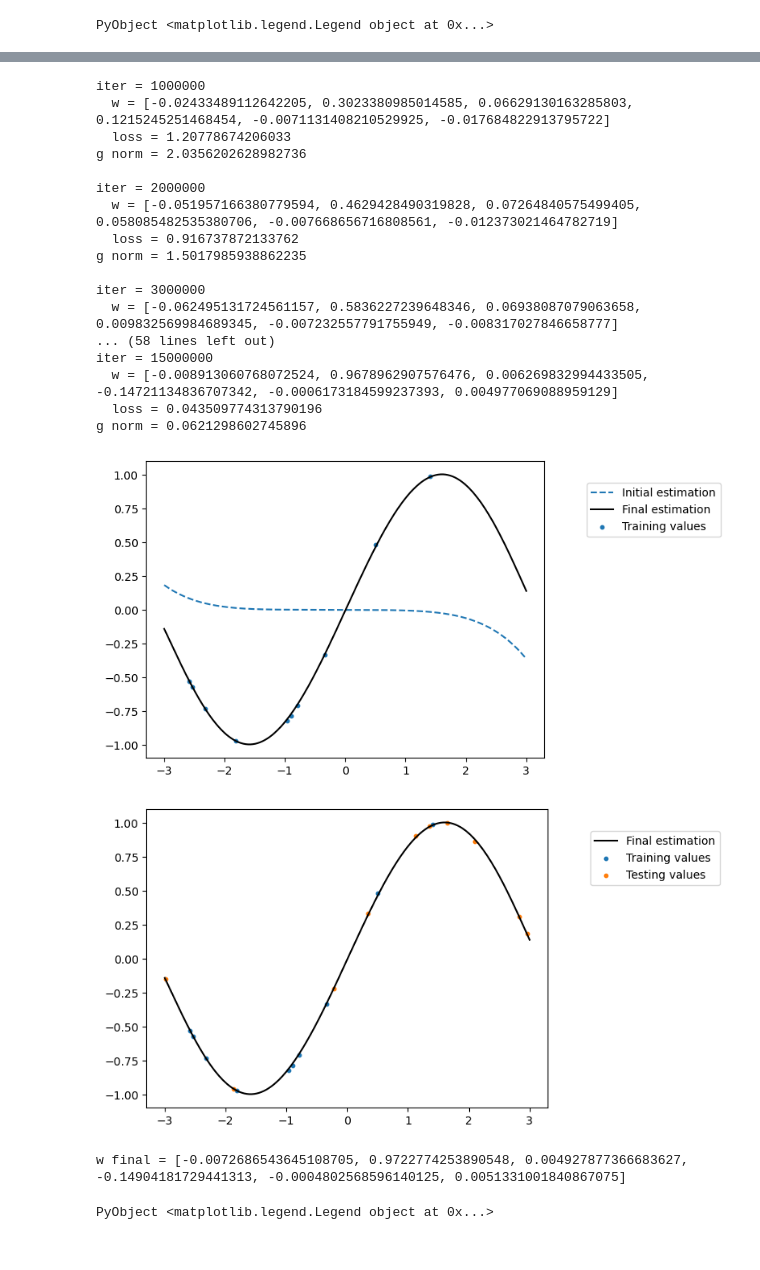
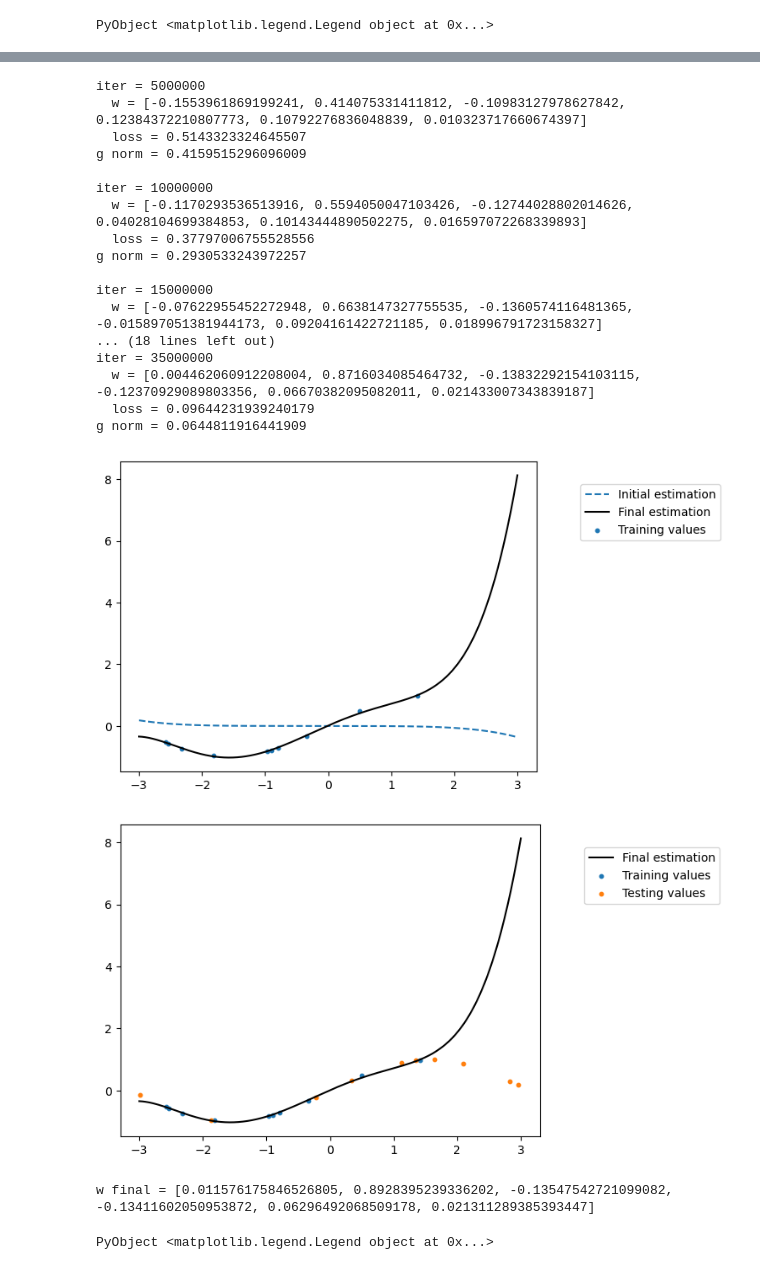
Before and after one commit to KaterinaSolovska/AOM, a Jupyter notebook: regrese1_v1.3.ipynb, the cells around one changed output, grey strips where cells are left out. Cells and saved outputs as stored; diff of their text form; code cells hidden in the pictures.

```diff
--- a/regrese1_v1.3.ipynb
+++ b/regrese1_v1.3.ipynb
@@ -72,10 +72,10 @@ function grad(x,y,w,d)
     return g, sqrt(sum(dif.*dif))
 end
 
-function grad_descend(x, w0, d, step)
+function grad_descend(x, y, w0, d, step)
     i = 0
     g_norm = 1.0
-    while (i<3.0e7 && g_norm > 0.05)
+    while (i<5.0e7 && g_norm > 0.05)
 
         i=i+1
         g, loss = grad(x,y,w0,d)
@@ -84,7 +84,7 @@ function grad_descend(x, w0, d, step)
         w0 = w1
         g_norm = sqrt(sum(g.*g))
 
-        if mod(i, 1.0e6)==0
+        if mod(i, 5.0e6)==0
             println("iter = ", i)
             println("  w = ", w0)
             println("  loss = ", loss)
@@ -166,50 +153,50 @@ y_init = P(w_init, x_train, d)
 #fig = figure()
 #scatter(x_train, y_train, s=10, label = "Target values")
 #scatter(x_train, y_init, s=10, label = "Initial estimation P(w_init, x_test)")
 #legend(bbox_to_anchor=(1.05, 1), loc=2, borderaxespad=2.0)
 
 ####################################################################################
 
+w_final = grad_descend(x_train, y_train, w_init, d, 1.0e-7)
+println("w final = ", w_final)
 
-w_final = grad_descend(x, w_init, d, 1.0e-7)
-println("w final = ", w_final)
 
 
 fig = figure()
 scatter(x_train, y_train, s=10, label = "Training values")
 
 plot(collect(a:0.01:b), P(w_init, collect(a:0.01:b) , d), "--", label = "Initial estimation")
 plot(collect(a:0.01:b), P(w_final, collect(a:0.01:b) , d), "k-", label = "Final estimation")
 
 legend(bbox_to_anchor=(1.05, 1), loc=2, borderaxespad=2.0)
 
 
 
 fig = figure()
 scatter(x_train, y_train, s=10, label = "Training values")
 scatter(x_test, y_test, s=10, label = "Testing values")
 plot(collect(a:0.01:b), P(w_final, collect(a:0.01:b) , d), "k-", label = "Final estimation")
 
 legend(bbox_to_anchor=(1.05, 1), loc=2, borderaxespad=2.0)
 # %% [output]
-iter = 1000000
-  w = [-0.02433489112642205, 0.3023380985014585, 0.06629130163285803, 0.1215245251468454, -0.0071131408210529925, -0.017684822913795722]
-  loss = 1.20778674206033
-g norm = 2.0356202628982736
+iter = 5000000
+  w = [-0.1553961869199241, 0.414075331411812, -0.10983127978627842, 0.12384372210807773, 0.10792276836048839, 0.010323717660674397]
+  loss = 0.5143323324645507
+g norm = 0.4159515296096009
 
-iter = 2000000
-  w = [-0.051957166380779594, 0.4629428490319828, 0.07264840575499405, 0.058085482535380706, -0.007668656716808561, -0.012373021464782719]
-  loss = 0.916737872133762
-g norm = 1.5017985938862235
+iter = 10000000
+  w = [-0.1170293536513916, 0.5594050047103426, -0.12744028802014626, 0.04028104699384853, 0.10143444890502275, 0.016597072268339893]
+  loss = 0.37797006755528556
+g norm = 0.2930533243972257
 
-iter = 3000000
-  w = [-0.062495131724561157, 0.5836227239648346, 0.06938087079063658, 0.009832569984689345, -0.007232557791755949, -0.008317027846658777]
-... (58 lines left out)
 iter = 15000000
-  w = [-0.008913060768072524, 0.9678962907576476, 0.006269832994433505, -0.14721134836707342, -0.0006173184599237393, 0.004977069088959129]
-  loss = 0.043509774313790196
-g norm = 0.0621298602745896
+  w = [-0.07622955452272948, 0.6638147327755535, -0.1360574116481365, -0.015897051381944173, 0.09204161422721185, 0.018996791723158327]
+... (18 lines left out)
+iter = 35000000
+  w = [0.004462060912208004, 0.8716034085464732, -0.13832292154103115, -0.12370929089803356, 0.06670382095082011, 0.021433007343839187]
+  loss = 0.09644231939240179
+g norm = 0.0644811916441909
-[figure, old version]
+[figure, new version]
-[figure, old version]
+[figure, new version]
-w final = [-0.0072686543645108705, 0.9722774253890548, 0.004927877366683627, -0.14904181729441313, -0.0004802568596140125, 0.0051331001840867075]
+w final = [0.011576175846526805, 0.8928395239336202, -0.13547542721099082, -0.13411602050953872, 0.06296492068509178, 0.021311289385393447]
 PyObject <matplotlib.legend.Legend object at 0x...>
```
Also changed, not shown: parts of 3 cells of this notebook.
